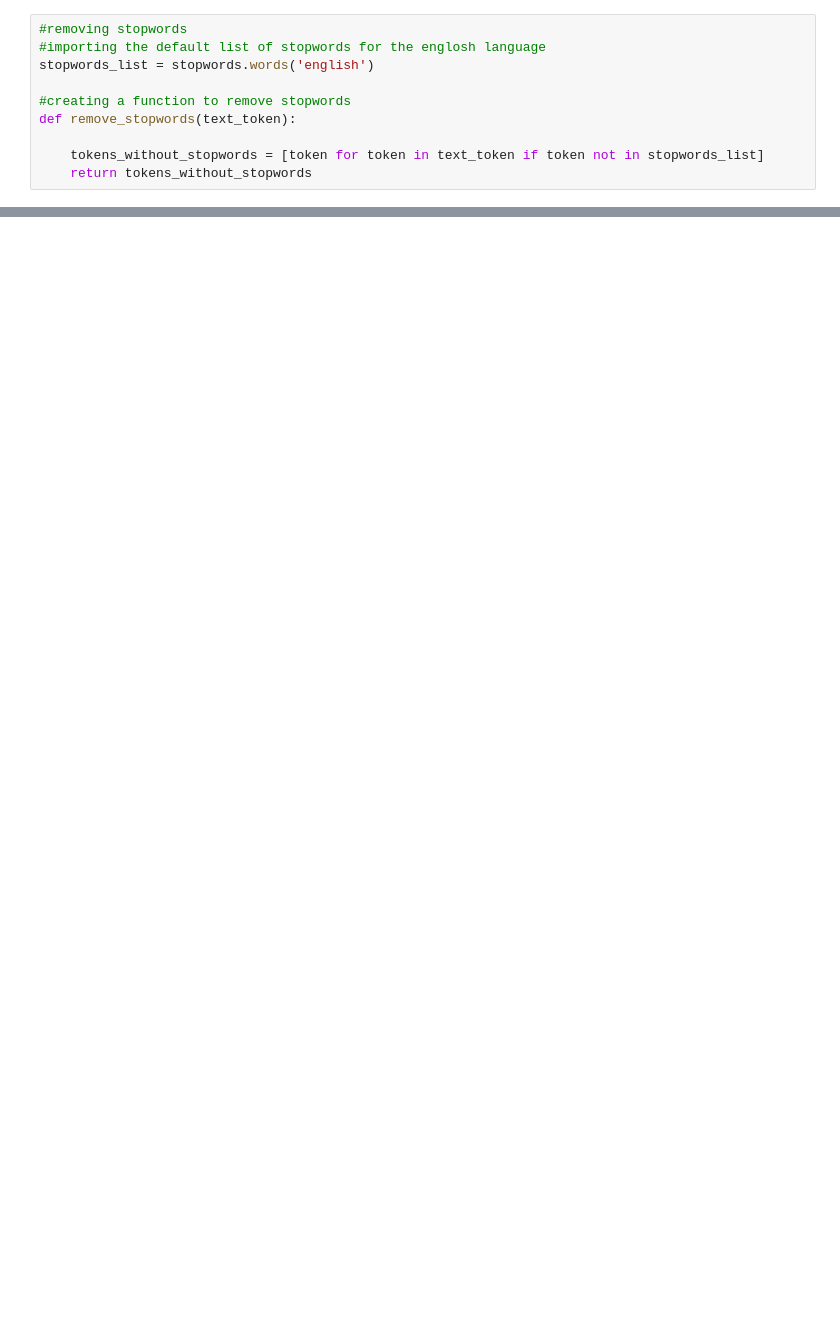
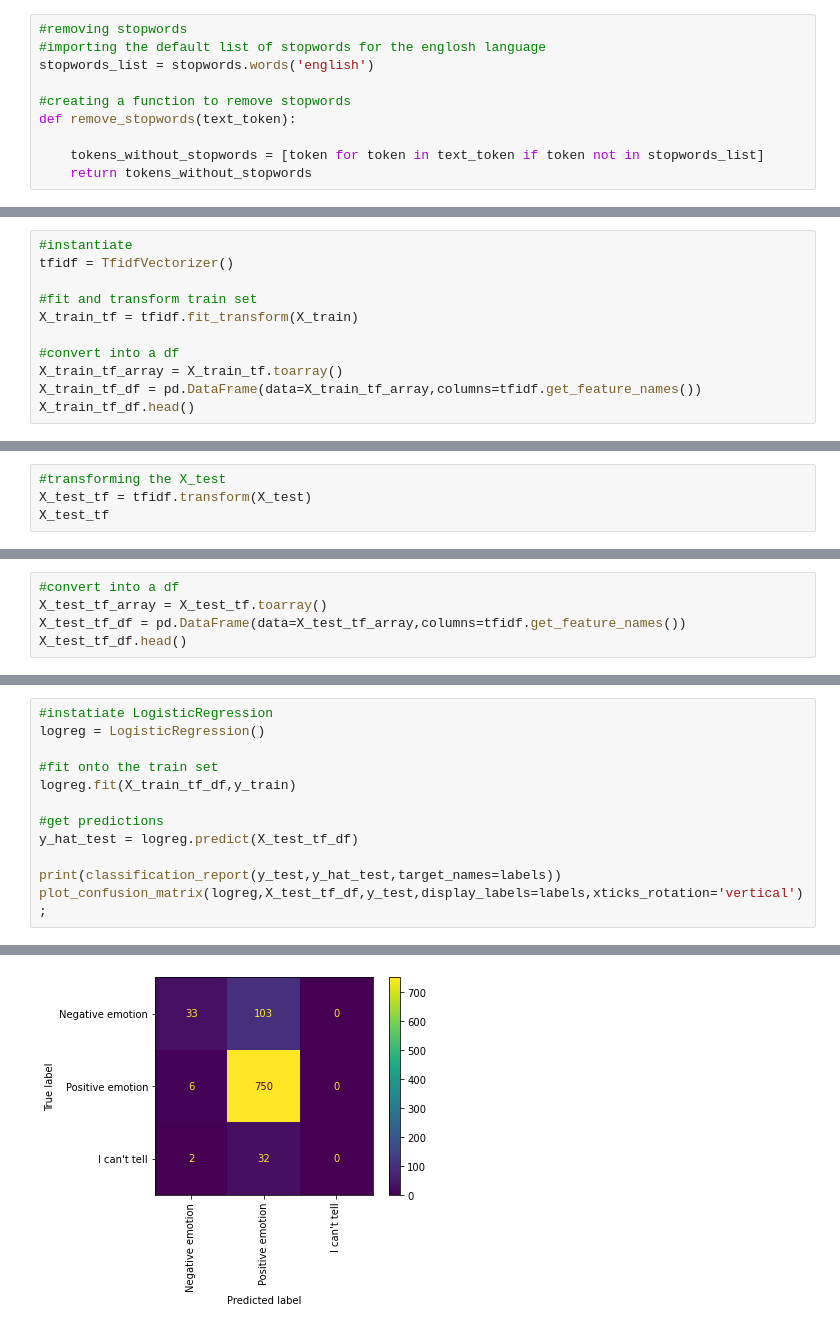
Before and after one commit to rahulakrish/customer_sentiment_analysis, a Jupyter notebook: phase4_project.ipynb, the cells around one changed output, grey strips where cells are left out. Cells and saved outputs as stored; diff of their text form; blank space fills up the shorter version.

```diff
--- a/phase4_project.ipynb
+++ b/phase4_project.ipynb
@@ -229,0 +355,11 @@ ax.tick_params(axis='x', rotation=90)
+# %%
+#instantiate
+tfidf = TfidfVectorizer()
+
+#fit and transform train set
+X_train_tf = tfidf.fit_transform(X_train)
+
+#convert into a df
+X_train_tf_array = X_train_tf.toarray()
+X_train_tf_df = pd.DataFrame(data=X_train_tf_array,columns=tfidf.get_feature_names())
+X_train_tf_df.head()
@@ -229,0 +374,4 @@ ax.tick_params(axis='x', rotation=90)
+# %%
+#transforming the X_test
+X_test_tf = tfidf.transform(X_test)
+X_test_tf
@@ -229,0 +381,5 @@ ax.tick_params(axis='x', rotation=90)
+# %%
+#convert into a df
+X_test_tf_array = X_test_tf.toarray()
+X_test_tf_df = pd.DataFrame(data=X_test_tf_array,columns=tfidf.get_feature_names())
+X_test_tf_df.head()
@@ -229,0 +394,13 @@ ax.tick_params(axis='x', rotation=90)
+# %%
+#instatiate LogisticRegression
+logreg = LogisticRegression()
+
+#fit onto the train set
+logreg.fit(X_train_tf_df,y_train)
+
+#get predictions
+y_hat_test = logreg.predict(X_test_tf_df)
+
+print(classification_report(y_test,y_hat_test,target_names=labels))
+plot_confusion_matrix(logreg,X_test_tf_df,y_test,display_labels=labels,xticks_rotation='vertical');
+# %% [output]
@@ -229,0 +416 @@ ax.tick_params(axis='x', rotation=90)
+[figure, added]
```
Also changed, not shown: parts of 35 cells of this notebook.
